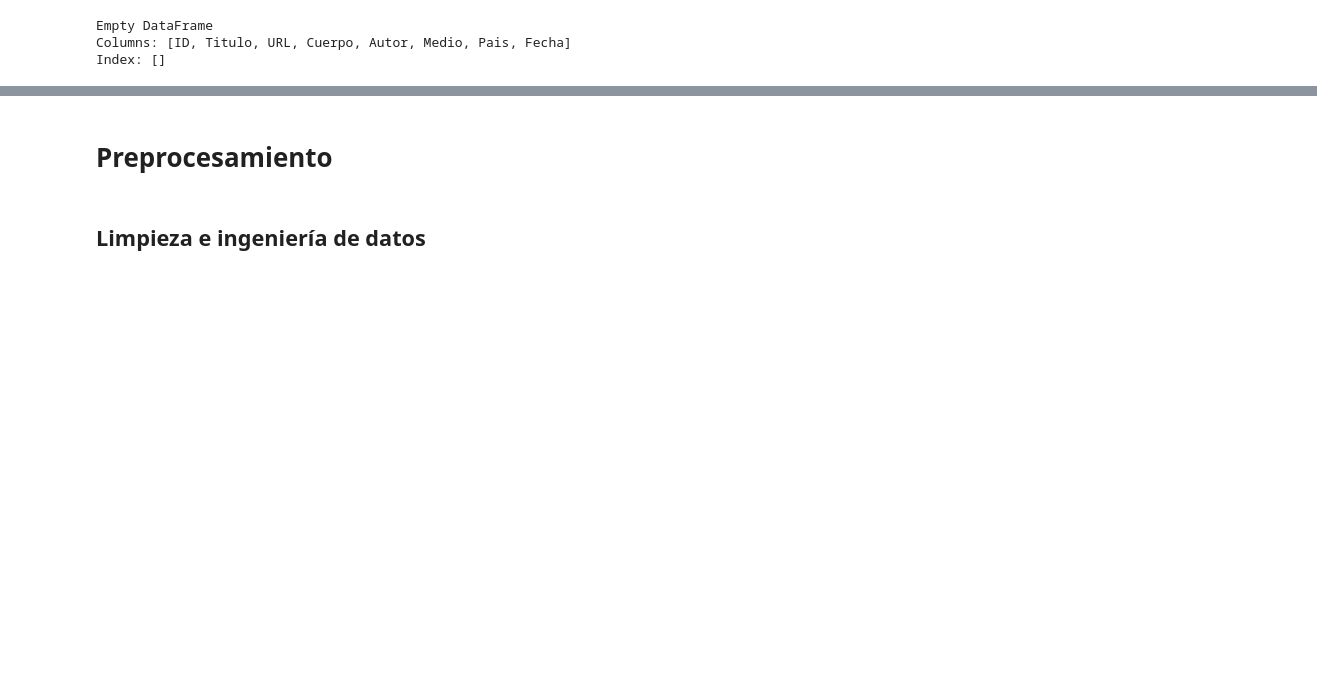
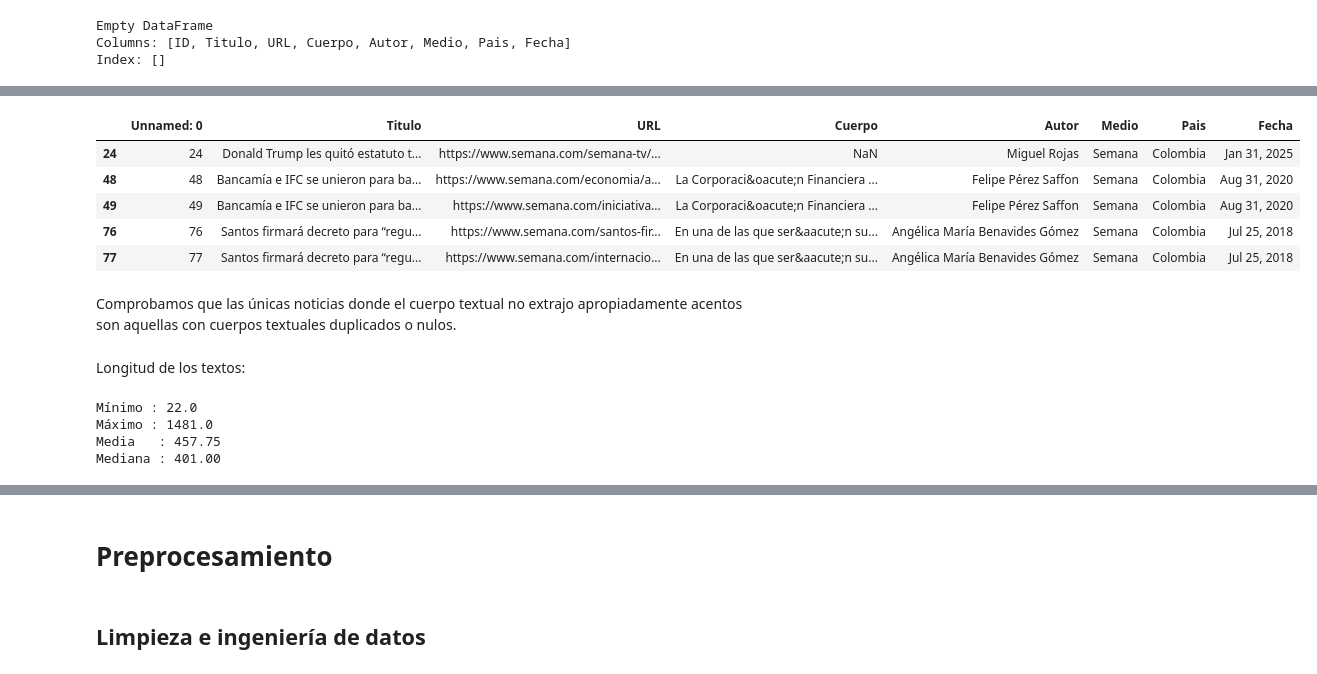
Before and after one commit to Diegopp25/corpus_y_entrenamiento_nlp_migra_venezolana, a Jupyter notebook: Transformation/main_notebook.ipynb, the cells around one changed output, grey strips where cells are left out. Drawn from its saved outputs; the diff is of its cells as text; code cells hidden in the pictures; blank space fills up the shorter version.

```diff
--- a/Transformation/main_notebook.ipynb
+++ b/Transformation/main_notebook.ipynb
@@ -67,0 +114,34 @@ Index: []
+# %%
+
+# Filas cuyo texto NO contiene ningún acento
+sin_acentos = df[~df["Cuerpo"].str.contains(r"[áéíóúÁÉÍÓÚ]", na=False)]
+
+sin_acentos
+# %% [output]
+|  | Unnamed: 0 | Titulo | URL | Cuerpo | Autor | Medio | Pais | Fecha |
+| 24 | 24 | Donald Trump les quitó estatuto t... | https://www.semana.com/semana-tv/... | NaN | Miguel Rojas | Semana | Colombia | Jan 31, 2025 |
+| 48 | 48 | Bancamía e IFC se unieron para ba... | https://www.semana.com/economia/a... | La Corporaci&oacute;n Financiera ... | Felipe Pérez Saffon | Semana | Colombia | Aug 31, 2020 |
+| 49 | 49 | Bancamía e IFC se unieron para ba... | https://www.semana.com/iniciativa... | La Corporaci&oacute;n Financiera ... | Felipe Pérez Saffon | Semana | Colombia | Aug 31, 2020 |
+| 76 | 76 | Santos firmará decreto para “regu... | https://www.semana.com/santos-fir... | En una de las que ser&aacute;n su... | Angélica María Benavides Gómez | Semana | Colombia | Jul 25, 2018 |
+| 77 | 77 | Santos firmará decreto para “regu... | https://www.semana.com/internacio... | En una de las que ser&aacute;n su... | Angélica María Benavides Gómez | Semana | Colombia | Jul 25, 2018 |
+# %% [markdown]
+Comprobamos que las únicas noticias donde el cuerpo textual no extrajo apropiadamente acentos son aquellas con cuerpos textuales duplicados o nulos.
+# %% [markdown]
+Longitud de los textos:
+# %%
+longitudes = (
+    df["Cuerpo"]
+    .astype(str)
+    .str.split()
+    .str.len()
+)
+
+print(f"Mínimo : {longitudes.min()}")
+print(f"Máximo : {longitudes.max()}")
+print(f"Media   : {longitudes.mean():.2f}")
+print(f"Mediana : {longitudes.median():.2f}")
+# %% [output]
+Mínimo : 22.0
+Máximo : 1481.0
+Media   : 457.75
+Mediana : 401.00
```
Also changed, not shown: parts of 13 cells of this notebook.
